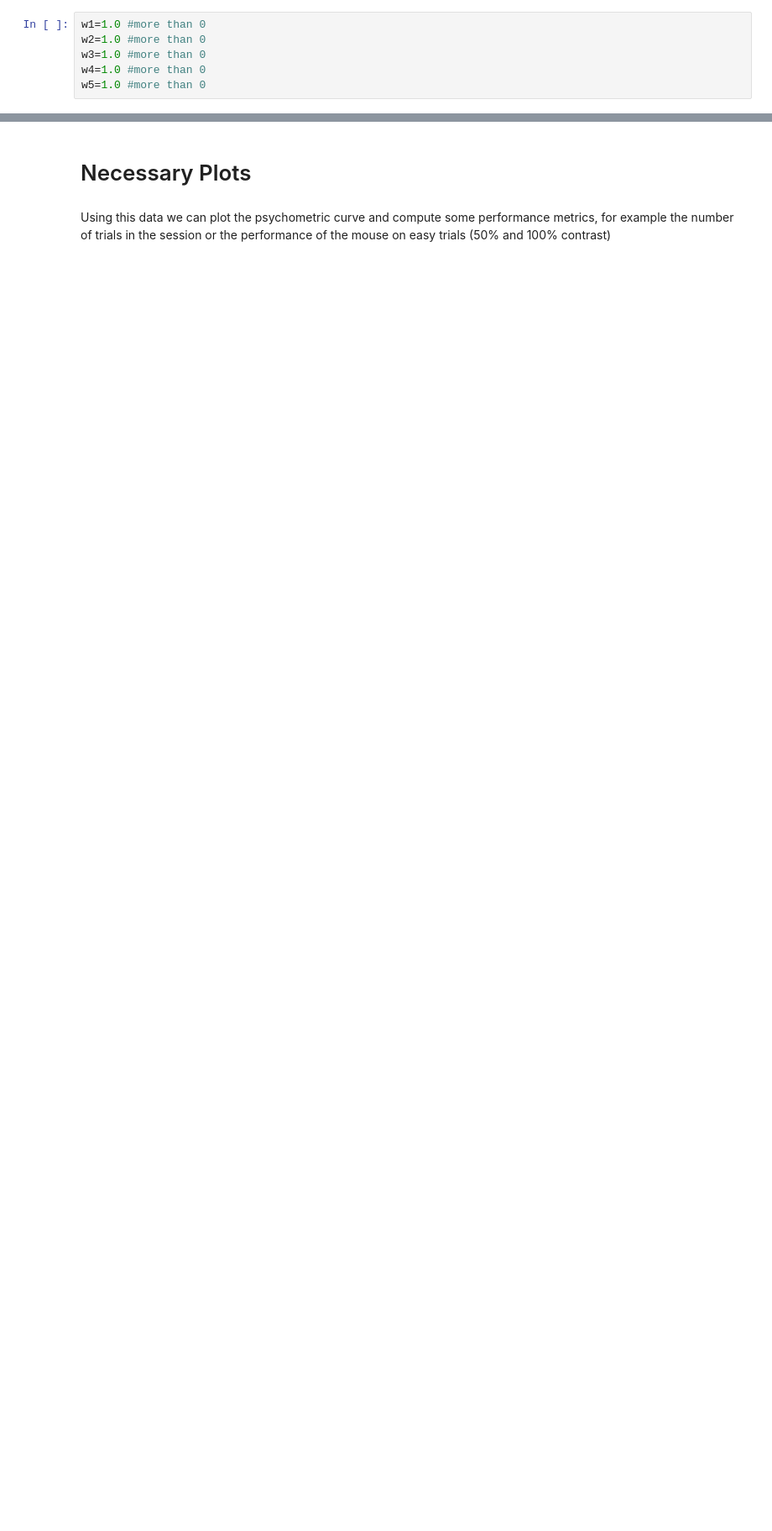
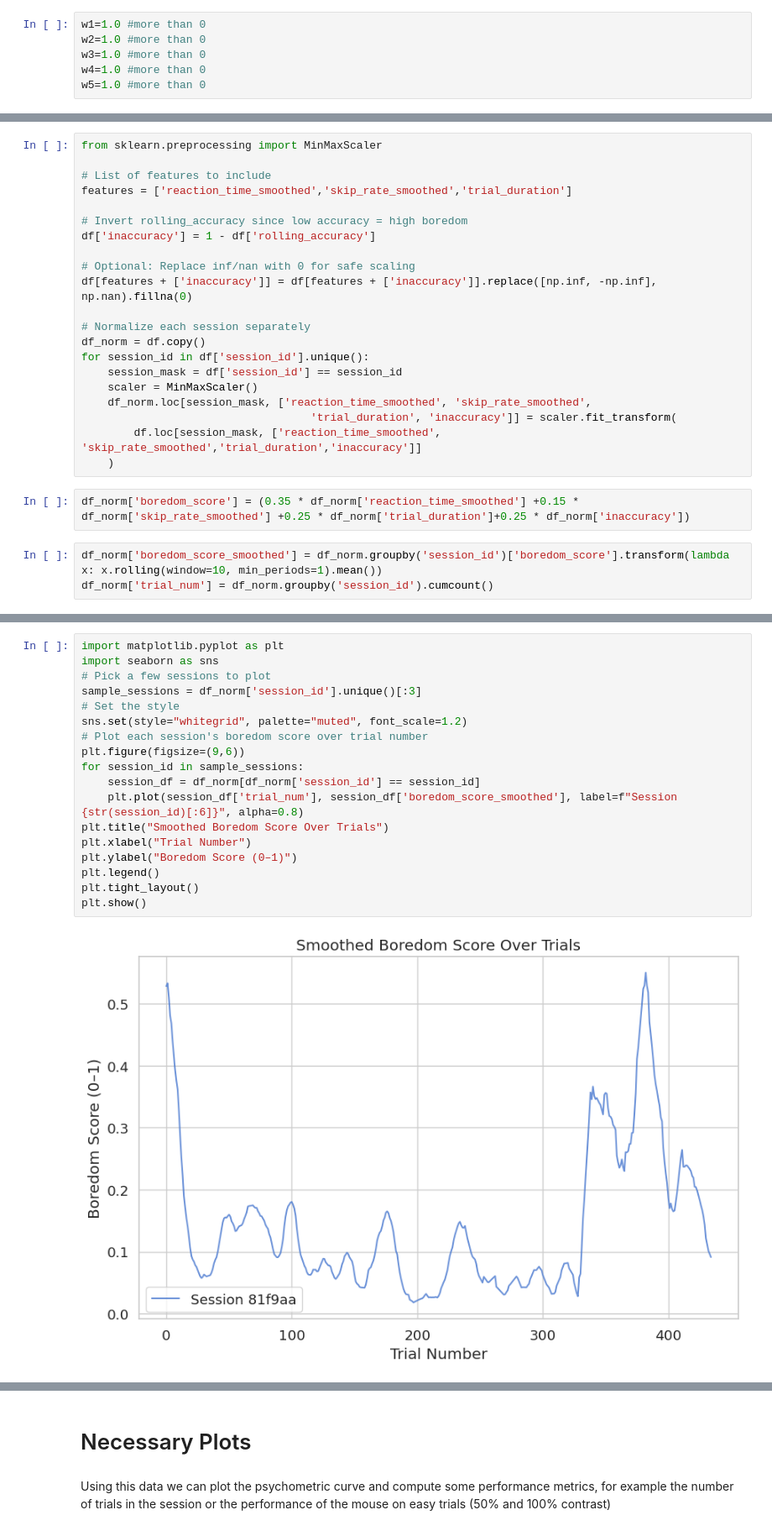
Before and after one commit to gaixen/BCS_recruitment, a Jupyter notebook: Are You Bored Yet?/demo_solution.ipynb, the cells around one changed output, grey strips where cells are left out. Shown at 84% size. Drawn from its saved outputs; the diff is of its cells as text; blank space fills up the shorter version.

```diff
--- a/Are You Bored Yet?/demo_solution.ipynb
+++ b/Are You Bored Yet?/demo_solution.ipynb
@@ -218,0 +230,26 @@ dtype: float64
+# %%
+from sklearn.preprocessing import MinMaxScaler
+
+# List of features to include
+features = ['reaction_time_smoothed','skip_rate_smoothed','trial_duration']
+
+# Invert rolling_accuracy since low accuracy = high boredom
+df['inaccuracy'] = 1 - df['rolling_accuracy']
+
+# Optional: Replace inf/nan with 0 for safe scaling
+df[features + ['inaccuracy']] = df[features + ['inaccuracy']].replace([np.inf, -np.inf], np.nan).fillna(0)
+
+# Normalize each session separately
+df_norm = df.copy()
+for session_id in df['session_id'].unique():
+    session_mask = df['session_id'] == session_id
+    scaler = MinMaxScaler()
+    df_norm.loc[session_mask, ['reaction_time_smoothed', 'skip_rate_smoothed',
+                                   'trial_duration', 'inaccuracy']] = scaler.fit_transform(
+        df.loc[session_mask, ['reaction_time_smoothed', 'skip_rate_smoothed','trial_duration','inaccuracy']]
+    )
+# %%
+df_norm['boredom_score'] = (0.35 * df_norm['reaction_time_smoothed'] +0.15 * df_norm['skip_rate_smoothed'] +0.25 * df_norm['trial_duration']+0.25 * df_norm['inaccuracy'])
+# %%
+df_norm['boredom_score_smoothed'] = df_norm.groupby('session_id')['boredom_score'].transform(lambda x: x.rolling(window=10, min_periods=1).mean())
+df_norm['trial_num'] = df_norm.groupby('session_id').cumcount()
@@ -218,0 +270,20 @@ dtype: float64
+# %%
+import matplotlib.pyplot as plt
+import seaborn as sns
+# Pick a few sessions to plot
+sample_sessions = df_norm['session_id'].unique()[:3]
+# Set the style
+sns.set(style="whitegrid", palette="muted", font_scale=1.2)
+# Plot each session's boredom score over trial number
+plt.figure(figsize=(9,6))
+for session_id in sample_sessions:
+    session_df = df_norm[df_norm['session_id'] == session_id]
+    plt.plot(session_df['trial_num'], session_df['boredom_score_smoothed'], label=f"Session {str(session_id)[:6]}", alpha=0.8)
+plt.title("Smoothed Boredom Score Over Trials")
+plt.xlabel("Trial Number")
+plt.ylabel("Boredom Score (0–1)")
+plt.legend()
+plt.tight_layout()
+plt.show()
+# %% [output]
+[figure, added]
```
Also changed, not shown: parts of 13 cells of this notebook.
